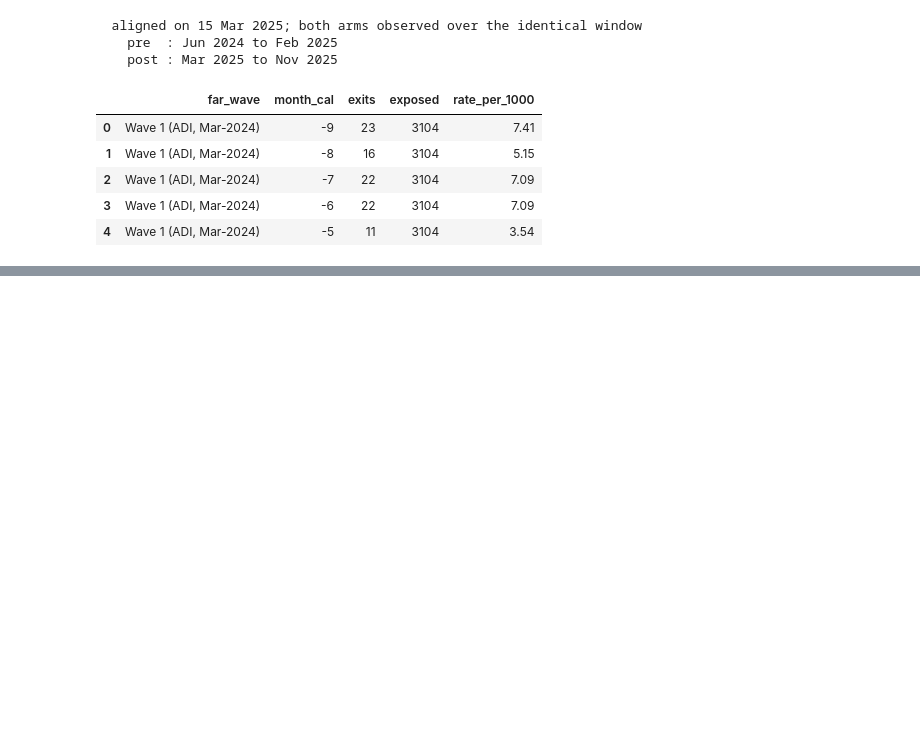
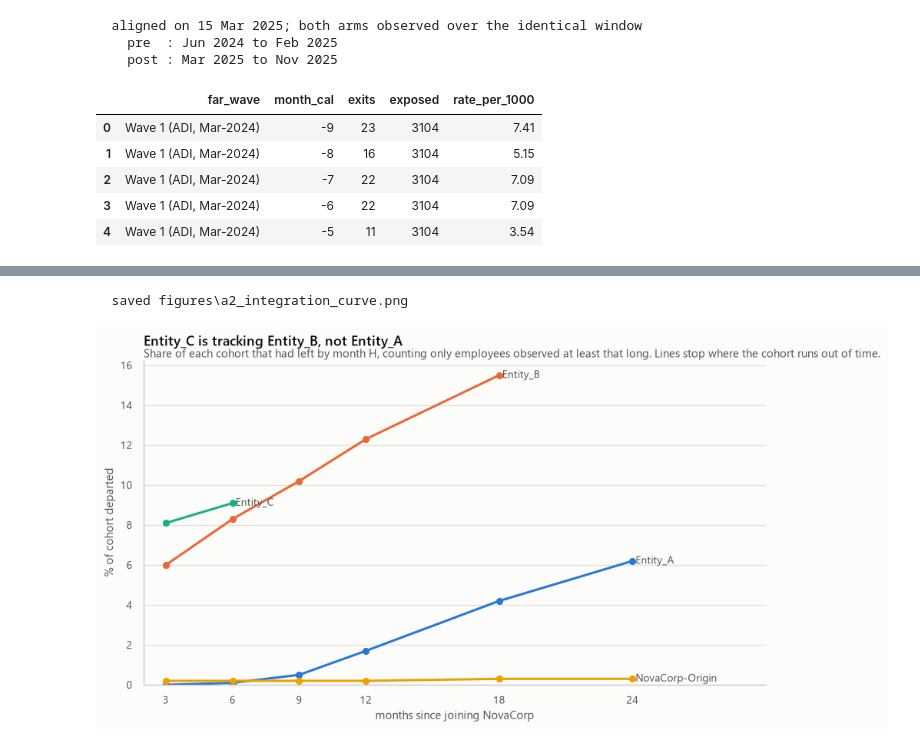
Before and after one commit to FellOffTheStairs/GitHappens_AccentureXUSYDDatathon, a Jupyter notebook: notebooks/04_angle2_far.ipynb, the cells around one changed output, grey strips where cells are left out. Drawn from its saved outputs; the diff is of its cells as text; code cells hidden in the pictures; blank space fills up the shorter version.

```diff
--- a/notebooks/04_angle2_far.ipynb
+++ b/notebooks/04_angle2_far.ipynb
@@ -573,0 +625,25 @@ so parallel trends is an assumption *across sectors*, not within one.
+# %%
+fig, ax = figure(
+    "Entity_C is tracking Entity_B, not Entity_A",
+    "Share of each cohort that had left by month H, counting only employees "
+    "observed at least that long. Lines stop where the cohort runs out of time.",
+    figsize=(9.5, 5.0),
+)
+
+for i, ent in enumerate(ENTITIES):
+    series = curve[ent].dropna()
+    if series.empty:
+        continue
+    ax.plot(series.index, series.values, color=SERIES[i], marker="o",
+            markersize=5, label=ent)
+    ax.annotate(f" {ent}", xy=(series.index[-1], series.values[-1]),
+                va="center", fontsize=9, color=INK["secondary"])
+
+ax.set(xlabel="months since joining NovaCorp", ylabel="% of cohort departed",
+       xlim=(2, 30), ylim=(0, None))
+ax.set_xticks(HORIZONS)
+save_fig(fig, "a2_integration_curve")
+plt.show()
+# %% [output]
+  saved figures\a2_integration_curve.png
+[figure, added]
```
Also changed, not shown: parts of 22 cells of this notebook, 16 other files.
